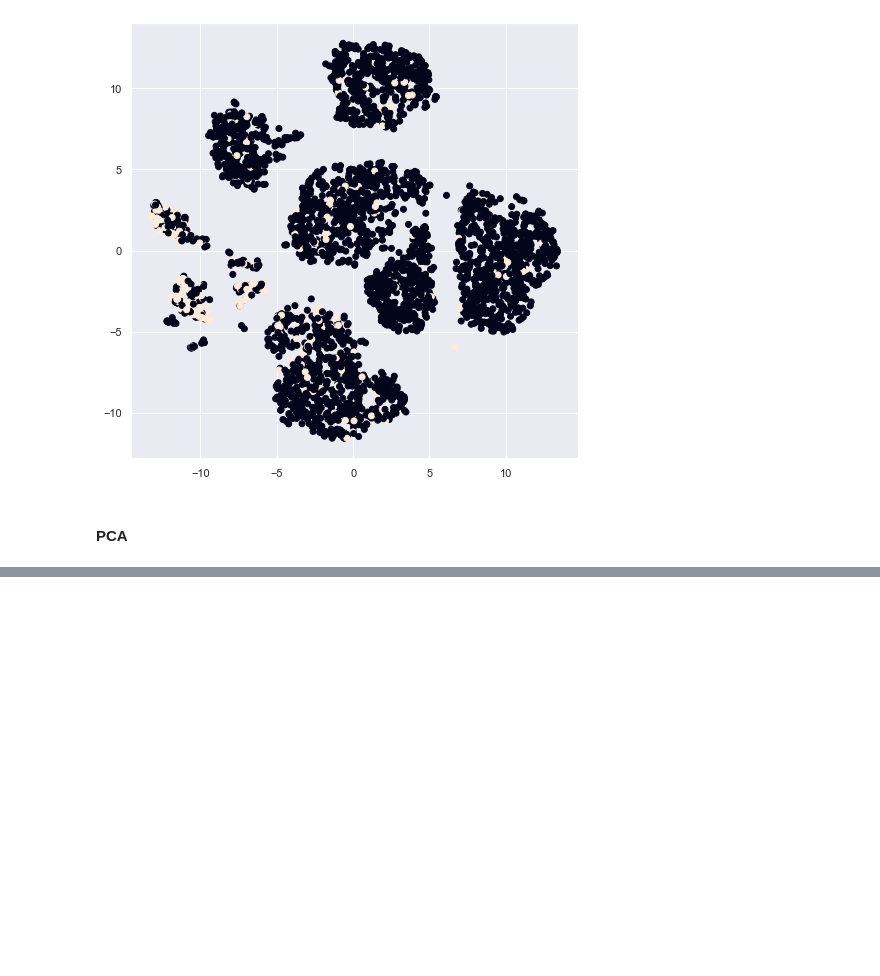
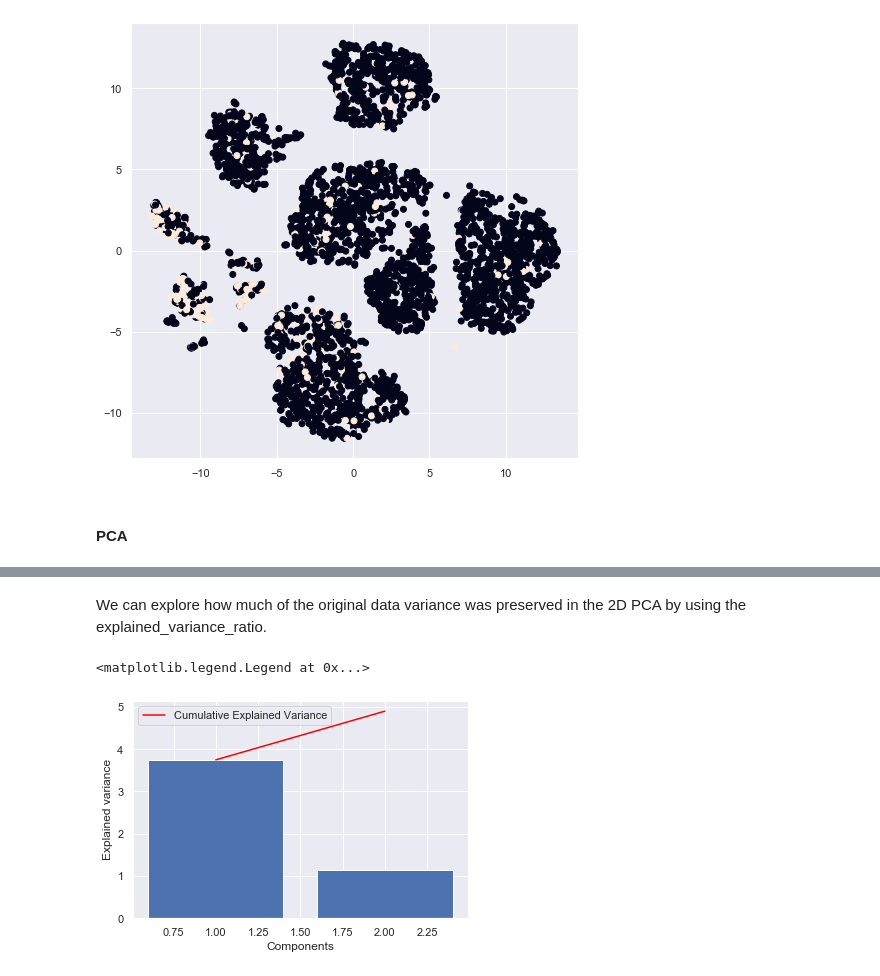
Before and after one commit to Kiiru-Anastasia/10acadWeeklyChallenges, a Jupyter notebook: Week6/notebooks/Term_Deposit.Predictive_Model.ipynb, the cells around one changed output, grey strips where cells are left out. Drawn from its saved outputs; the diff is of its cells as text; code cells hidden in the pictures; blank space fills up the shorter version.

```diff
--- a/Week6/notebooks/Term_Deposit.Predictive_Model.ipynb
+++ b/Week6/notebooks/Term_Deposit.Predictive_Model.ipynb
@@ -802,3 +794,18 @@ plt.grid()
+# %% [markdown]
+We can explore how much of the original data variance was preserved in the 2D PCA by using the explained_variance_ratio.
+# %%
+#explained_variance_ plot
+plt.bar(range(1,len(pca.explained_variance_ )+1),pca.explained_variance_ )
+plt.ylabel('Explained variance')
+plt.xlabel('Components')
+plt.plot(range(1,len(pca.explained_variance_ )+1),
+         np.cumsum(pca.explained_variance_),
+         c='red',
+         label="Cumulative Explained Variance")
+plt.legend(loc='upper left')
+# %% [output]
+<matplotlib.legend.Legend at 0x...>
+[figure, added]
 # %%
 pca = PCA()
 pca_data = pca.fit_transform(X_train)
```
Also changed, not shown: parts of 61 cells of this notebook, 1 other file.
